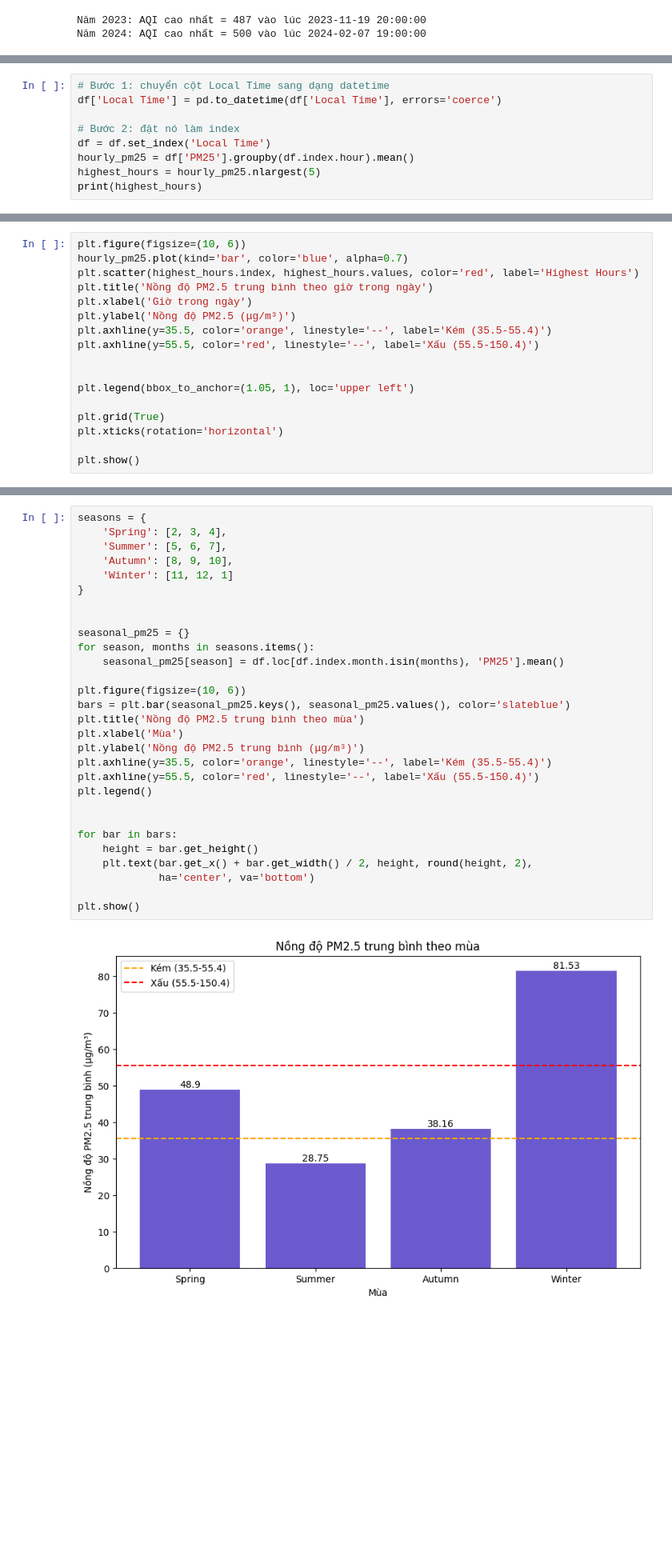
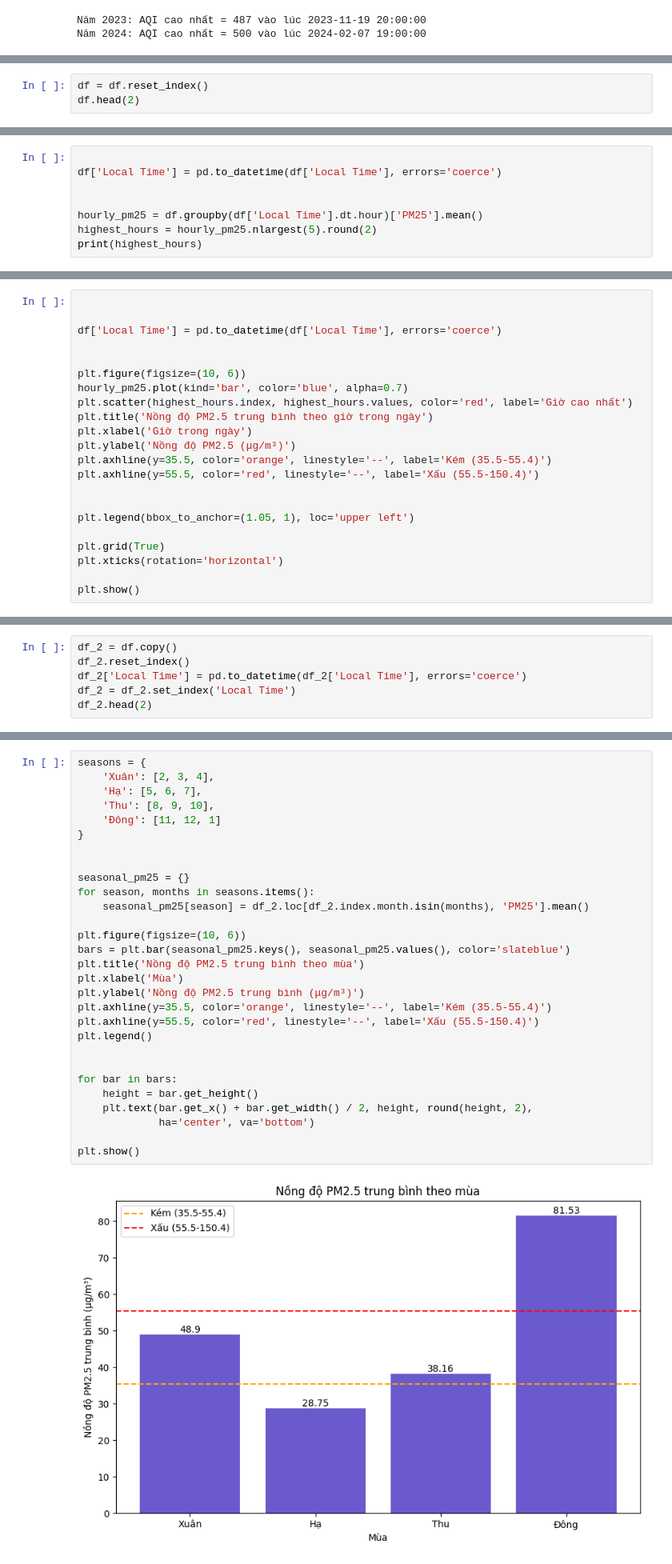
Before and after one commit to HoangHumg1210/Air_Quality-Analysis_HN, a Jupyter notebook: data/Exploratory Data Analysis.ipynb, the cells around one changed output, grey strips where cells are left out. Shown at 80% size. Saved outputs shown, nothing was run; the diff lists cells and outputs as text; blank space fills up the shorter version.

```diff
--- a/data/Exploratory Data Analysis.ipynb
+++ b/data/Exploratory Data Analysis.ipynb
@@ -276,0 +281,3 @@ memory usage: 3.0+ MB
+# %%
+df = df.reset_index()
+df.head(2)
@@ -277,11 +289,10 @@ memory usage: 3.0+ MB
 # %%
-# Bước 1: chuyển cột Local Time sang dạng datetime
+
 df['Local Time'] = pd.to_datetime(df['Local Time'], errors='coerce')
 
-# Bước 2: đặt nó làm index
-df = df.set_index('Local Time')
-hourly_pm25 = df['PM25'].groupby(df.index.hour).mean()
-highest_hours = hourly_pm25.nlargest(5)
+
+hourly_pm25 = df.groupby(df['Local Time'].dt.hour)['PM25'].mean()
+highest_hours = hourly_pm25.nlargest(5).round(2)
 print(highest_hours)
 # %% [output]
 Local Time
@@ -293,8 +304,13 @@ Local Time
 Name: PM25, dtype: float64
 # %%
+
+
+df['Local Time'] = pd.to_datetime(df['Local Time'], errors='coerce')
+
+
 plt.figure(figsize=(10, 6))
 hourly_pm25.plot(kind='bar', color='blue', alpha=0.7)
-plt.scatter(highest_hours.index, highest_hours.values, color='red', label='Highest Hours')
+plt.scatter(highest_hours.index, highest_hours.values, color='red', label='Giờ cao nhất')
 plt.title('Nồng độ PM2.5 trung bình theo giờ trong ngày')
 plt.xlabel('Giờ trong ngày')
 plt.ylabel('Nồng độ PM2.5 (μg/m³)')
@@ -312,0 +338,6 @@ plt.show()
+# %%
+df_2 = df.copy()
+df_2.reset_index()
+df_2['Local Time'] = pd.to_datetime(df_2['Local Time'], errors='coerce')
+df_2 = df_2.set_index('Local Time')
+df_2.head(2)
@@ -313,31 +350,31 @@ plt.show()
 # %%
 seasons = {
-    'Spring': [2, 3, 4],
-    'Summer': [5, 6, 7],
-    'Autumn': [8, 9, 10],
-    'Winter': [11, 12, 1]
+    'Xuân': [2, 3, 4],
+    'Hạ': [5, 6, 7],
+    'Thu': [8, 9, 10],
+    'Đông': [11, 12, 1]
 }
 
 
 seasonal_pm25 = {}
 for season, months in seasons.items():
-    seasonal_pm25[season] = df.loc[df.index.month.isin(months), 'PM25'].mean()
+    seasonal_pm25[season] = df_2.loc[df_2.index.month.isin(months), 'PM25'].mean()
 
 plt.figure(figsize=(10, 6))
 bars = plt.bar(seasonal_pm25.keys(), seasonal_pm25.values(), color='slateblue')
 plt.title('Nồng độ PM2.5 trung bình theo mùa')
 plt.xlabel('Mùa')
 plt.ylabel('Nồng độ PM2.5 trung bình (μg/m³)')
 plt.axhline(y=35.5, color='orange', linestyle='--', label='Kém (35.5-55.4)')
 plt.axhline(y=55.5, color='red', linestyle='--', label='Xấu (55.5-150.4)')
 plt.legend()
 
 
 for bar in bars:
     height = bar.get_height()
     plt.text(bar.get_x() + bar.get_width() / 2, height, round(height, 2),
              ha='center', va='bottom')
 
 plt.show()
 # %% [output]
-[figure, old version]
+[figure, new version]
```
Also changed, not shown: parts of 23 cells of this notebook, 3 other files.
